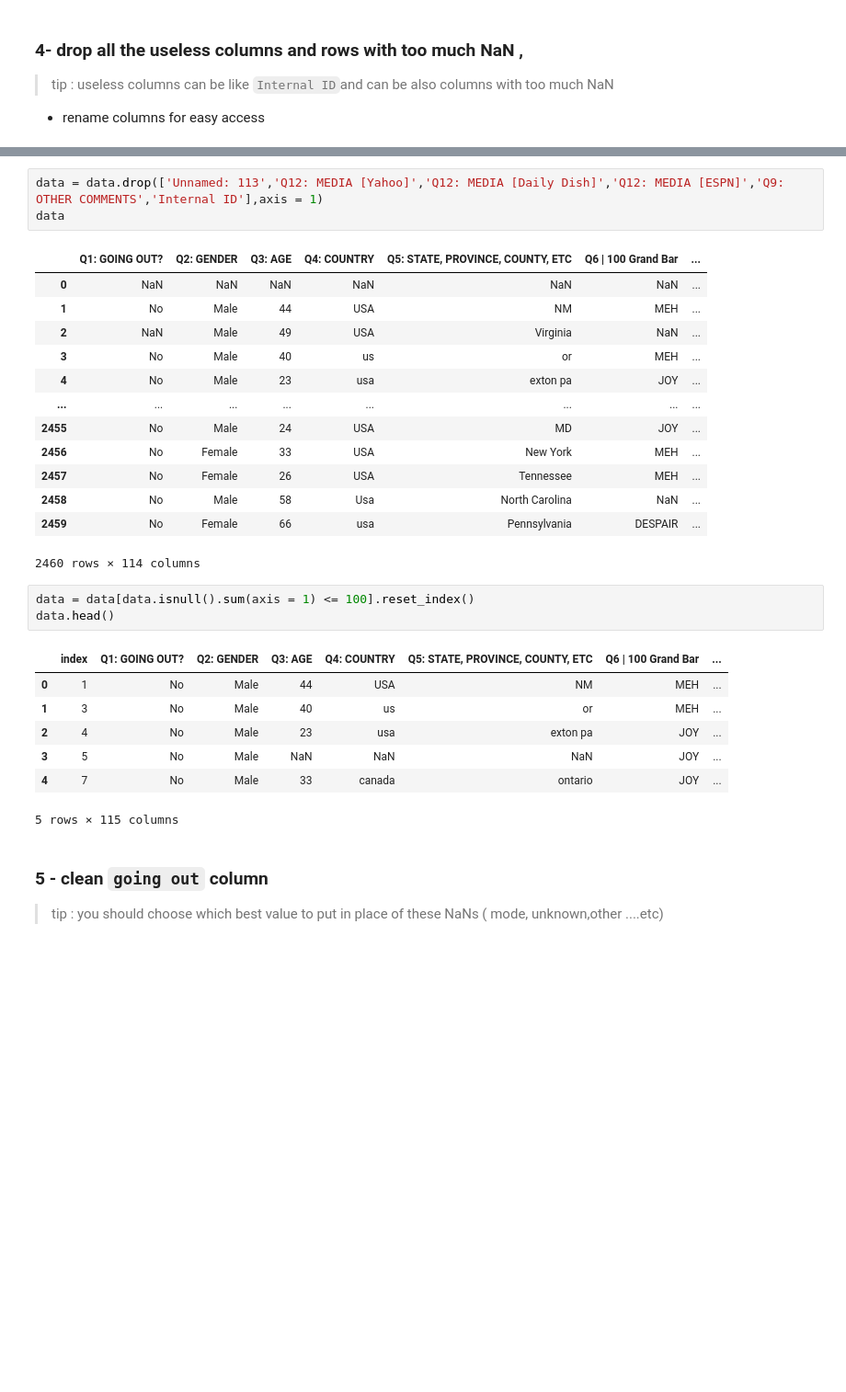
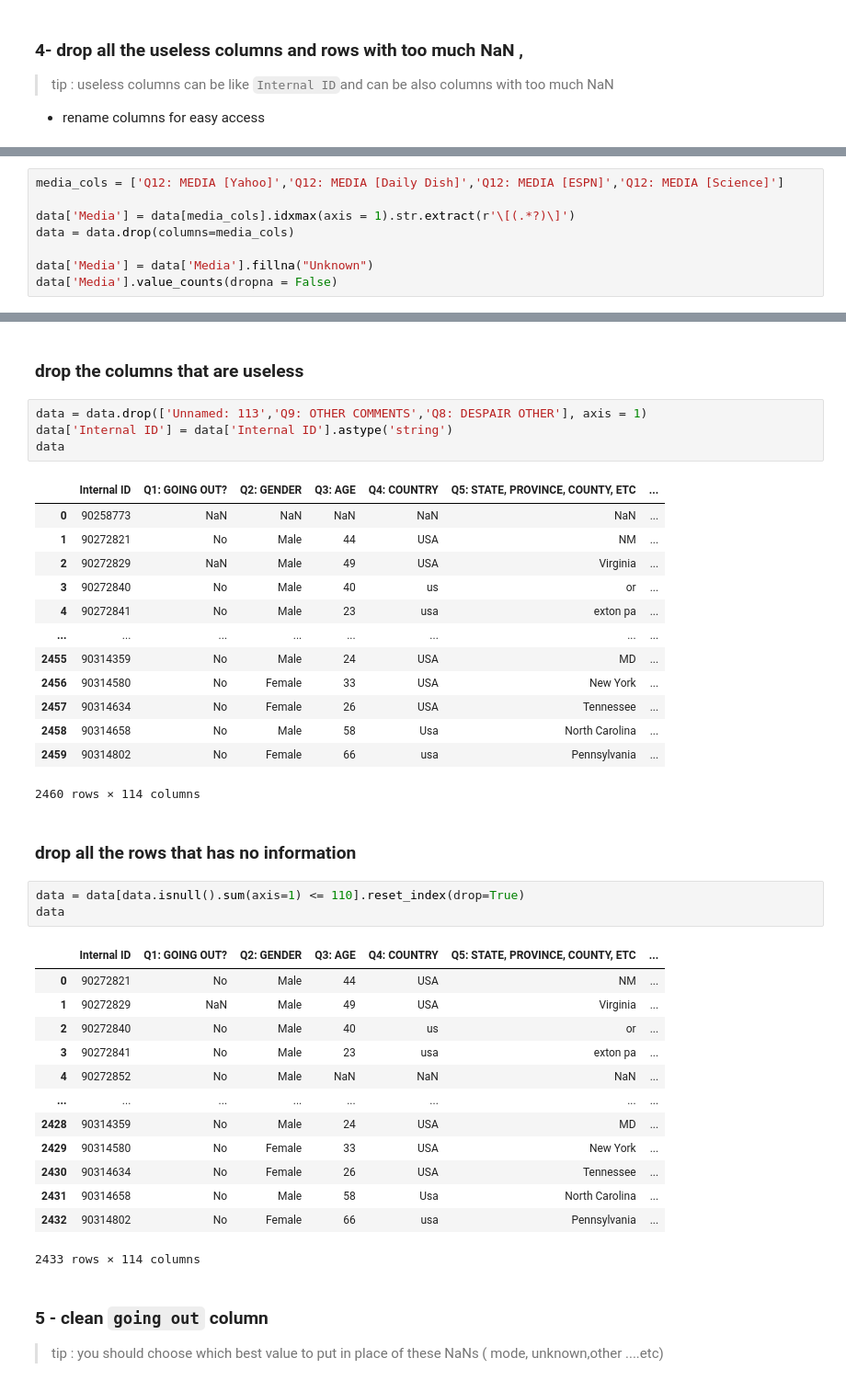
Before and after one commit to hussainkzaid/Candy_Template_project, a Jupyter notebook: Candy_Template.ipynb, the cells around one changed output, grey strips where cells are left out. Shown at 92% size. Drawn from its saved outputs; the diff is of its cells as text; blank space fills up the shorter version.

```diff
--- a/Candy_Template.ipynb
+++ b/Candy_Template.ipynb
@@ -94,0 +97,8 @@ Internal ID
+# %%
+media_cols = ['Q12: MEDIA [Yahoo]','Q12: MEDIA [Daily Dish]','Q12: MEDIA [ESPN]','Q12: MEDIA [Science]']
+
+data['Media'] = data[media_cols].idxmax(axis = 1).str.extract(r'\[(.*?)\]')
+data = data.drop(columns=media_cols)
+
+data['Media'] = data['Media'].fillna("Unknown")
+data['Media'].value_counts(dropna = False)
@@ -95,31 +114,42 @@ Internal ID
+# %% [markdown]
+### drop the columns that are useless
 # %%
-data = data.drop(['Unnamed: 113','Q12: MEDIA [Yahoo]','Q12: MEDIA [Daily Dish]','Q12: MEDIA [ESPN]','Q9: OTHER COMMENTS','Internal ID'],axis = 1)
+data = data.drop(['Unnamed: 113','Q9: OTHER COMMENTS','Q8: DESPAIR OTHER'], axis = 1)
+data['Internal ID'] = data['Internal ID'].astype('string')
 data
 # %% [output]
-|  | Q1: GOING OUT? | Q2: GENDER | Q3: AGE | Q4: COUNTRY | Q5: STATE, PROVINCE, COUNTY, ETC | Q6 | 100 Grand Bar | ... |
-| 0 | NaN | NaN | NaN | NaN | NaN | NaN | ... |
-| 1 | No | Male | 44 | USA | NM | MEH | ... |
-| 2 | NaN | Male | 49 | USA | Virginia | NaN | ... |
-| 3 | No | Male | 40 | us | or | MEH | ... |
-| 4 | No | Male | 23 | usa | exton pa | JOY | ... |
+|  | Internal ID | Q1: GOING OUT? | Q2: GENDER | Q3: AGE | Q4: COUNTRY | Q5: STATE, PROVINCE, COUNTY, ETC | ... |
+| 0 | 90258773 | NaN | NaN | NaN | NaN | NaN | ... |
+| 1 | 90272821 | No | Male | 44 | USA | NM | ... |
+| 2 | 90272829 | NaN | Male | 49 | USA | Virginia | ... |
+| 3 | 90272840 | No | Male | 40 | us | or | ... |
+| 4 | 90272841 | No | Male | 23 | usa | exton pa | ... |
 | ... | ... | ... | ... | ... | ... | ... | ... |
-| 2455 | No | Male | 24 | USA | MD | JOY | ... |
-| 2456 | No | Female | 33 | USA | New York | MEH | ... |
-| 2457 | No | Female | 26 | USA | Tennessee | MEH | ... |
-| 2458 | No | Male | 58 | Usa | North Carolina | NaN | ... |
-| 2459 | No | Female | 66 | usa | Pennsylvania | DESPAIR | ... |
+| 2455 | 90314359 | No | Male | 24 | USA | MD | ... |
+| 2456 | 90314580 | No | Female | 33 | USA | New York | ... |
+| 2457 | 90314634 | No | Female | 26 | USA | Tennessee | ... |
+| 2458 | 90314658 | No | Male | 58 | Usa | North Carolina | ... |
+| 2459 | 90314802 | No | Female | 66 | usa | Pennsylvania | ... |
 2460 rows × 114 columns
+# %% [markdown]
+### drop all the rows that has no information
 # %%
-data = data[data.isnull().sum(axis = 1) <= 100].reset_index()
-data.head()
+data = data[data.isnull().sum(axis=1) <= 110].reset_index(drop=True)
+data
 # %% [output]
-|  | index | Q1: GOING OUT? | Q2: GENDER | Q3: AGE | Q4: COUNTRY | Q5: STATE, PROVINCE, COUNTY, ETC | Q6 | 100 Grand Bar | ... |
-| 0 | 1 | No | Male | 44 | USA | NM | MEH | ... |
-| 1 | 3 | No | Male | 40 | us | or | MEH | ... |
-| 2 | 4 | No | Male | 23 | usa | exton pa | JOY | ... |
-| 3 | 5 | No | Male | NaN | NaN | NaN | JOY | ... |
-| 4 | 7 | No | Male | 33 | canada | ontario | JOY | ... |
+|  | Internal ID | Q1: GOING OUT? | Q2: GENDER | Q3: AGE | Q4: COUNTRY | Q5: STATE, PROVINCE, COUNTY, ETC | ... |
+| 0 | 90272821 | No | Male | 44 | USA | NM | ... |
+| 1 | 90272829 | NaN | Male | 49 | USA | Virginia | ... |
+| 2 | 90272840 | No | Male | 40 | us | or | ... |
+| 3 | 90272841 | No | Male | 23 | usa | exton pa | ... |
+| 4 | 90272852 | No | Male | NaN | NaN | NaN | ... |
+| ... | ... | ... | ... | ... | ... | ... | ... |
+| 2428 | 90314359 | No | Male | 24 | USA | MD | ... |
+| 2429 | 90314580 | No | Female | 33 | USA | New York | ... |
+| 2430 | 90314634 | No | Female | 26 | USA | Tennessee | ... |
+| 2431 | 90314658 | No | Male | 58 | Usa | North Carolina | ... |
+| 2432 | 90314802 | No | Female | 66 | usa | Pennsylvania | ... |
-5 rows × 115 columns
+2433 rows × 114 columns
 # %% [markdown]
 ### 5 - clean `going out` column
 > tip : you should choose which best value to put in place of these NaNs ( mode, unknown,other ....etc)
```
Also changed, not shown: parts of 16 cells of this notebook, 1 other file.
